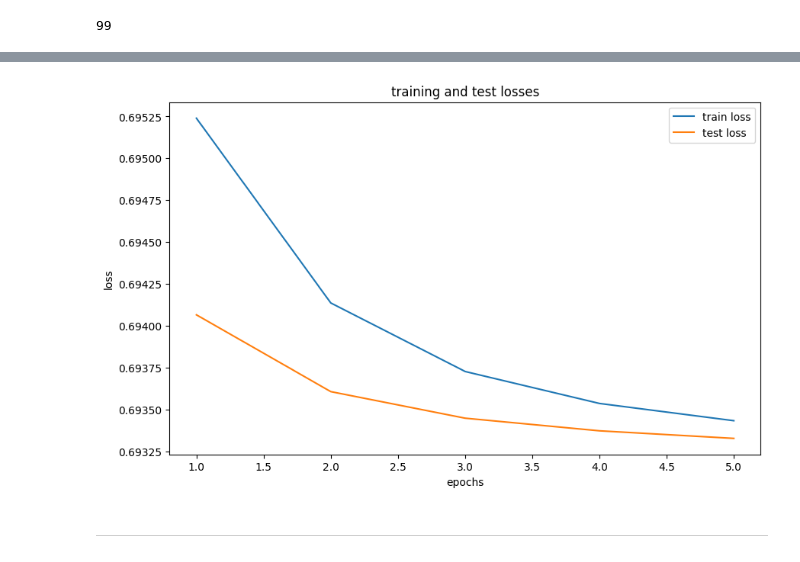
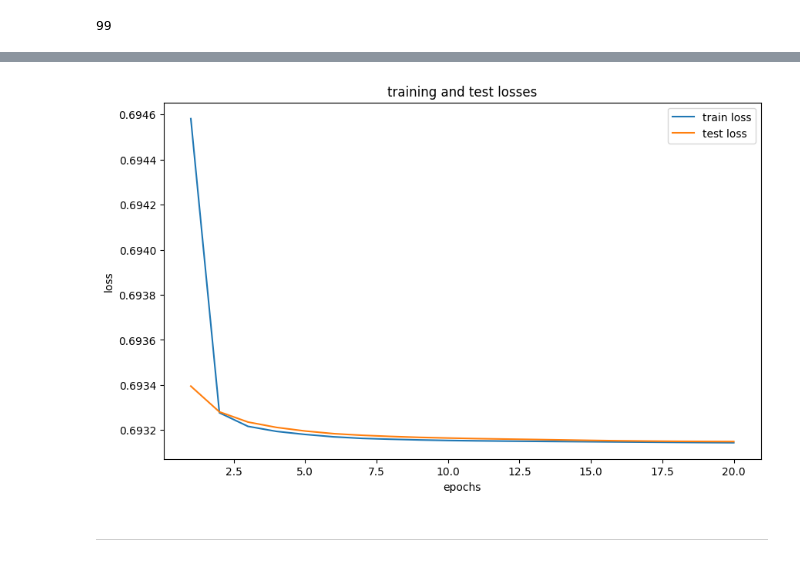
Before and after one commit to FutureGoose/OctaCycleCNN, a Jupyter notebook: exercises/w3/L07_model_capacity_and_parameters.ipynb, the cells around one changed output, grey strips where cells are left out. Saved outputs shown, nothing was run; the diff lists cells and outputs as text; code cells hidden in the pictures.

```diff
--- a/exercises/w3/L07_model_capacity_and_parameters.ipynb
+++ b/exercises/w3/L07_model_capacity_and_parameters.ipynb
@@ -233,6 +231,7 @@ import torch.nn.functional as F
 from torch.optim import SGD
 from torch.utils.data import DataLoader
 from matplotlib import pyplot as plt
+import matplotlib.ticker as ticker
 import warnings
 warnings.filterwarnings('ignore')
 
@@ -253,6 +252,12 @@ class ModelTrainer:
         self.train_losses = []
         self.test_losses = []
         self.current_epoch = 0
+
+    def set_learning_rate(self, new_lr):
+        """Update the learning rate of the optimizer"""
+        self.learning_rate = new_lr
+        for param_group in self.optimizer.param_groups:
+            param_group['lr'] = new_lr
 
     def setup_data_loaders(self, training_set, test_set):
         self.train_dataloader = DataLoader(training_set,
@@ -339,6 +344,13 @@ class ModelTrainer:
         plt.ylabel('loss')
         plt.title('training and test losses')
         plt.legend()
+
+        # set y-axis to standard decimal notation
+        plt.gca().yaxis.set_major_formatter(ticker.StrMethodFormatter('{x:.4f}'))
+
+        # set x-axis to integer ticks
+        plt.xticks(epochs)
+
         plt.grid(False)
         plt.show()
 # %%
@@ -348,13 +360,13 @@ trainer = ModelTrainer(
     device=device,
     batch_size=16,
     learning_rate=0.001,
-    verbose=True
+    verbose=False
 )
 
 # train model
 trained_model = trainer.train(
     training_set=training_set,
     test_set=test_set,
-    num_epochs=5
+    num_epochs=20
 )
 # %% [output]
@@ -378,4 +393,4 @@ test set: average loss: 0.6933, accuracy: 2448/3257 (75%)
-[figure, old version]
+[figure, new version]
 # %% [markdown]
 ---
 # %% [markdown]
```
Also changed, not shown: parts of 16 cells of this notebook.
